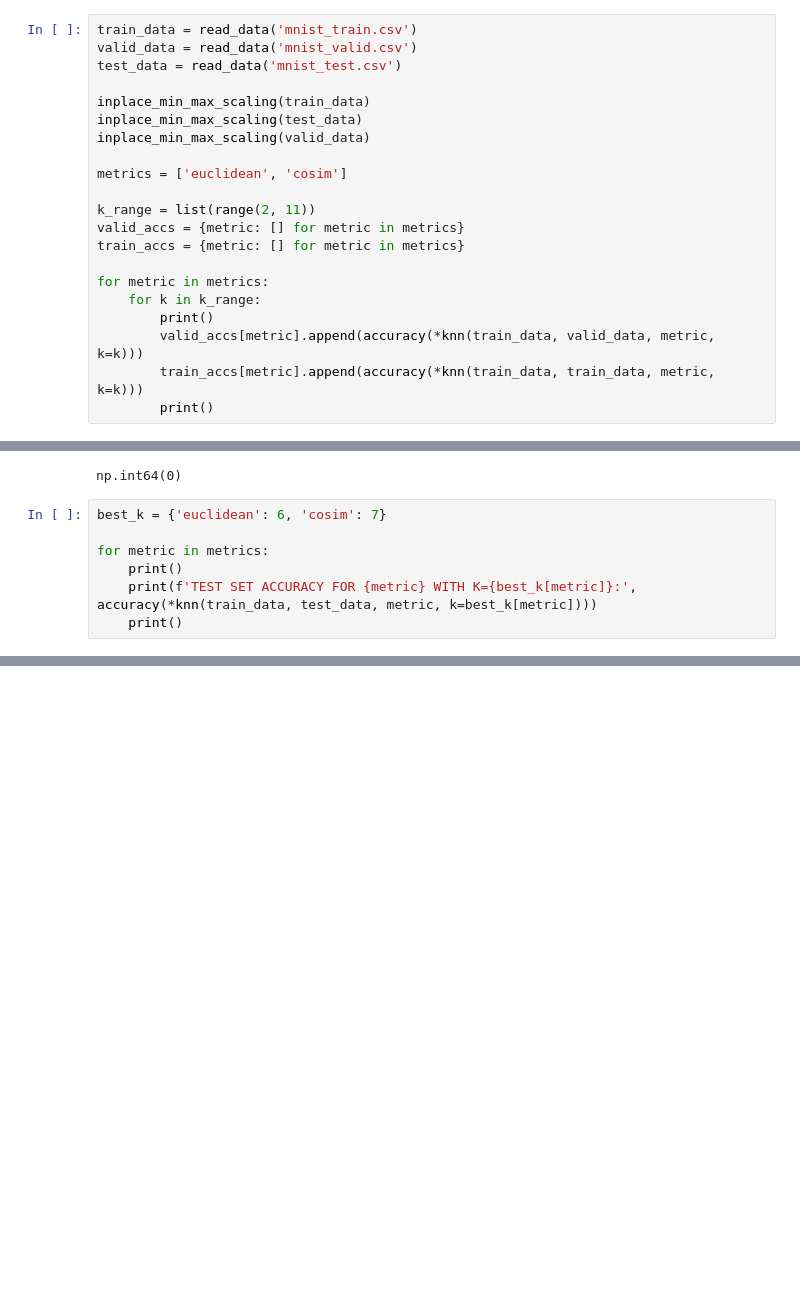
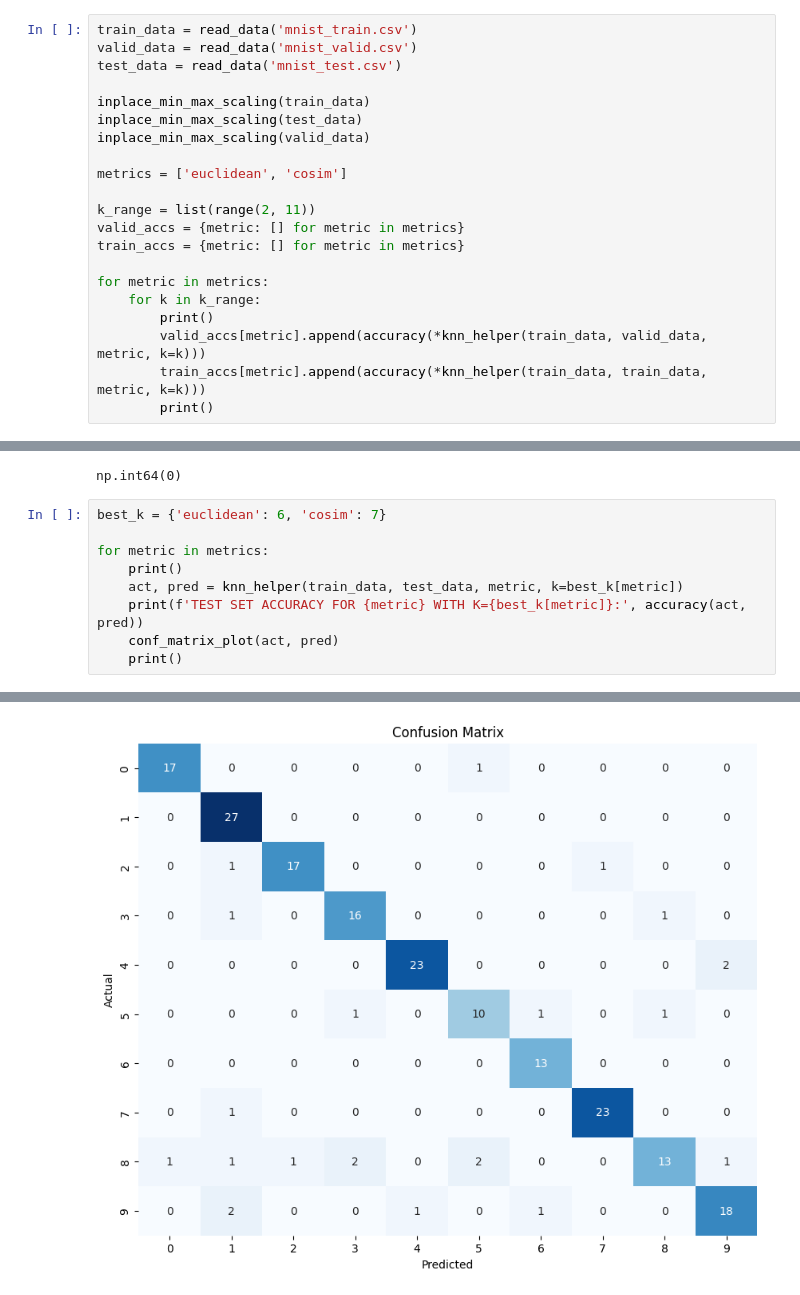
Before and after one commit to Pmcslarrow/hw_2_ml, a Jupyter notebook: plots.ipynb, the cells around one changed output, grey strips where cells are left out. Drawn from its saved outputs; the diff is of its cells as text; blank space fills up the shorter version.

```diff
--- a/plots.ipynb
+++ b/plots.ipynb
@@ -21,6 +25,6 @@ train_accs = {metric: [] for metric in metrics}
 for metric in metrics:
     for k in k_range:
         print()
-        valid_accs[metric].append(accuracy(*knn(train_data, valid_data, metric, k=k)))
-        train_accs[metric].append(accuracy(*knn(train_data, train_data, metric, k=k)))
+        valid_accs[metric].append(accuracy(*knn_helper(train_data, valid_data, metric, k=k)))
+        train_accs[metric].append(accuracy(*knn_helper(train_data, train_data, metric, k=k)))
         print()
@@ -76,6 +62,8 @@ best_k = {'euclidean': 6, 'cosim': 7}
 
 for metric in metrics:
     print()
-    print(f'TEST SET ACCURACY FOR {metric} WITH K={best_k[metric]}:', accuracy(*knn(train_data, test_data, metric, k=best_k[metric])))
+    act, pred = knn_helper(train_data, test_data, metric, k=best_k[metric])
+    print(f'TEST SET ACCURACY FOR {metric} WITH K={best_k[metric]}:', accuracy(act, pred))
+    conf_matrix_plot(act, pred)
     print()
 # %% [output]
@@ -87,0 +72 @@ TEST SET ACCURACY FOR cosim WITH K=7: 0.915
+[figure, added]
```
Also changed, not shown: parts of 10 cells of this notebook, 9 other files.
